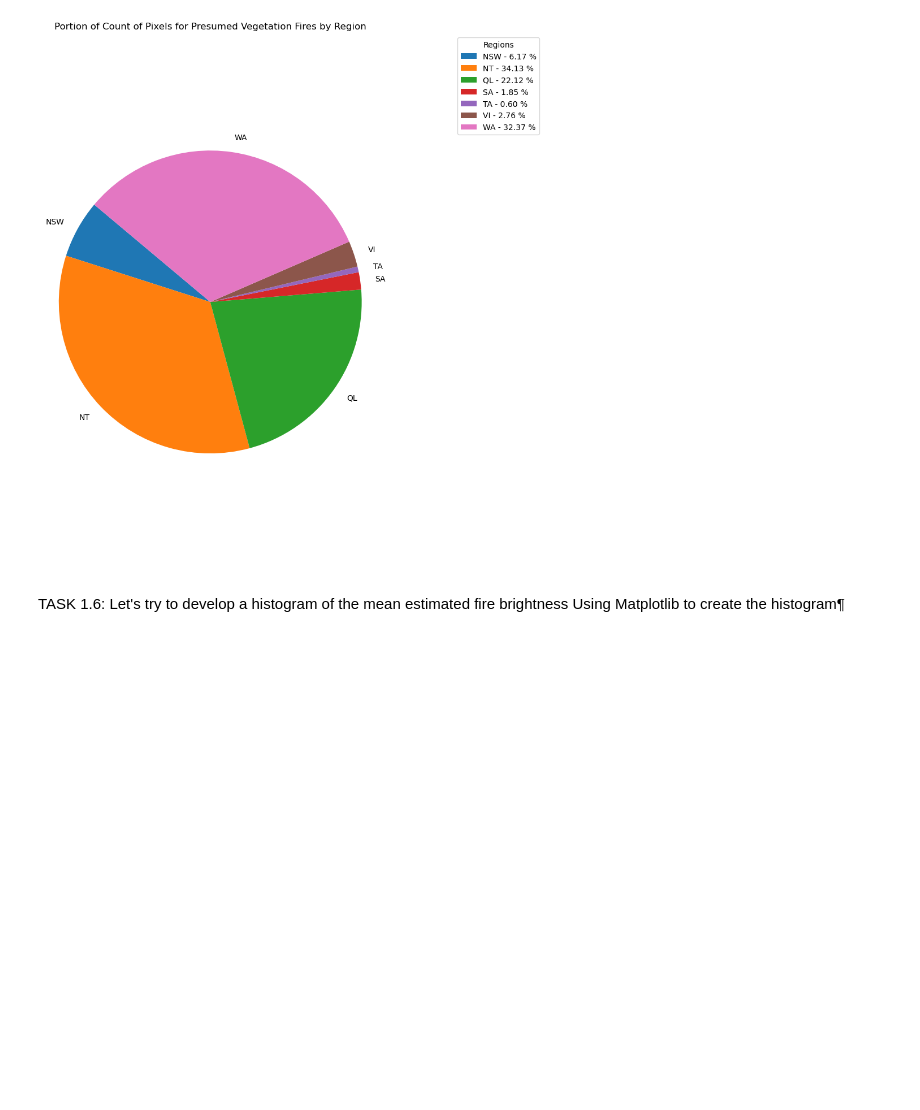
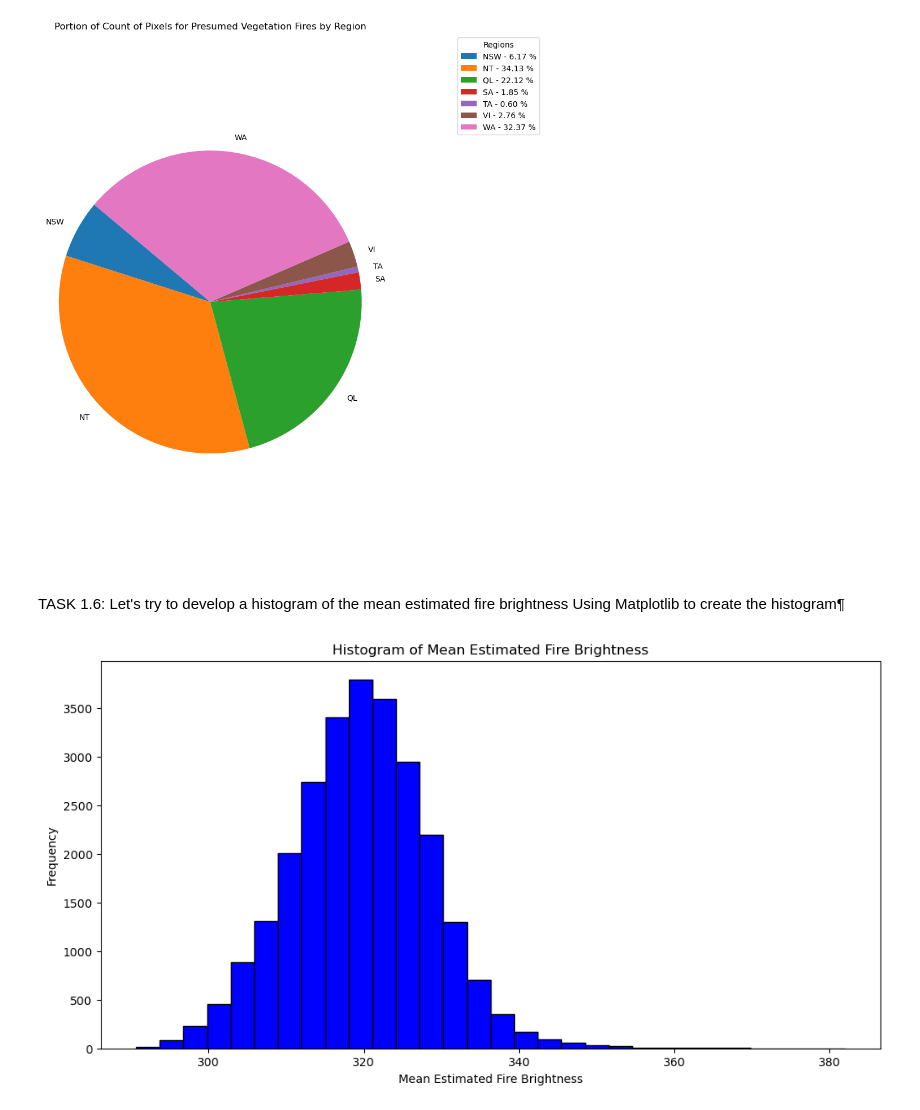
Before and after one commit to oniemtie/Data-Visualisation, a Jupyter notebook: Analyzing wildfire activities in Australia.ipynb, the cells around one changed output. Drawn from its saved outputs; the diff is of its cells as text; code cells hidden in the pictures; blank space fills up the shorter version.

```diff
--- a/Analyzing wildfire activities in Australia.ipynb
+++ b/Analyzing wildfire activities in Australia.ipynb
@@ -221,3 +221,16 @@ plt.show()
 # %% [markdown]
 TASK 1.6: Let's try to develop a histogram of the mean estimated fire brightness
 Using Matplotlib to create the histogram¶
+# %%
+plt.figure(figsize=(12, 6))  # Set the figure size
+plt.hist(df['Mean_estimated_fire_brightness'], bins=30, color='blue', edgecolor='black')
+
+# Add title and labels
+plt.title('Histogram of Mean Estimated Fire Brightness')
+plt.xlabel('Mean Estimated Fire Brightness')
+plt.ylabel('Frequency')
+
+# Show the plot
+plt.show()
+# %% [output]
+[figure, added]
```
Also changed, not shown: parts of 10 cells of this notebook.
